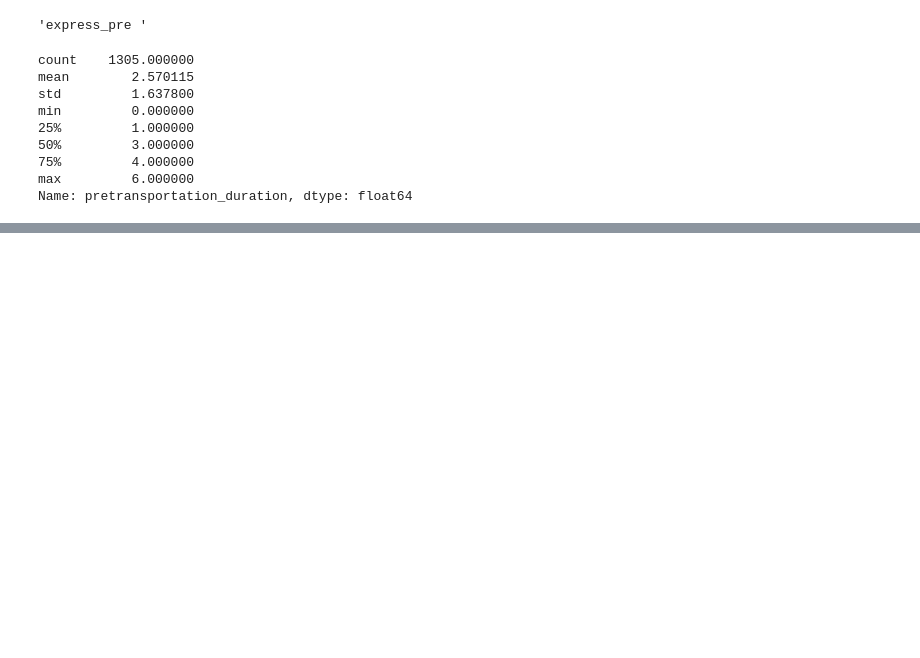
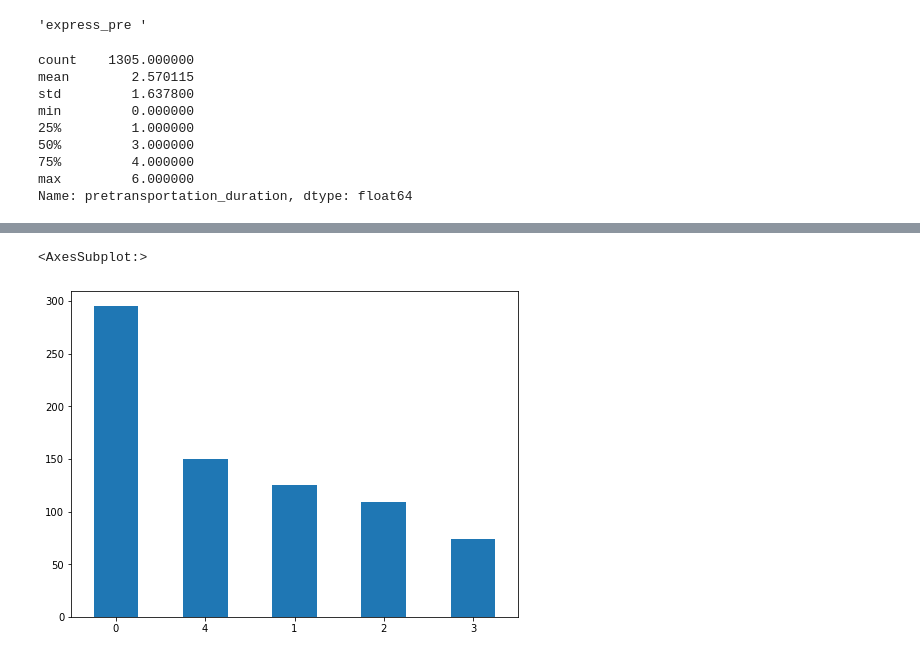
Before and after one commit to sergioserge/team4_eda_project, a Jupyter notebook: sl_eda1.ipynb, the cells around one changed output, grey strips where cells are left out. Cells and saved outputs as stored; diff of their text form; code cells hidden in the pictures; blank space fills up the shorter version.

```diff
--- a/sl_eda1.ipynb
+++ b/sl_eda1.ipynb
@@ -390,0 +443,22 @@ Name: pretransportation_duration, dtype: float64
+# %%
+# Warehouse Level
+
+# merging of df and df_intern
+df_intern_merged = pd.merge(df, df_intern, how='inner', on='order_id')
+df_intern_merged.duplicated(subset='order_id', keep='first')
+df_intern_merged.info()
+
+# calculating the duration between order and ready for shipment
+df_intern_merged['preprocessing_duration'] = df_intern_merged['ready_to_ship_date'] - df_intern_merged['order_date']
+df_intern_merged['preprocessing_duration'] = df_intern_merged['preprocessing_duration'].dt.days
+
+# Select only orders which would be ready to ship with both processing modes
+warehouse_kpi = df[df['weekday'].isin([0, 1, 2, 3])]
+display('warehouse_kpi', warehouse_kpi['pretransportation_duration'].describe())
+display('mode', warehouse_kpi['pretransportation_duration'].mode())
+# Average warehouse duration: mean --> 2
+# --> visualization (all process issues are relevant)
+
+
+# Visualization of the timeframe of intern data and total data
+# Compare
@@ -391,2 +536,11 @@ Name: pretransportation_duration, dtype: float64
+# %%
+# additional column of the ready to ship weekday, so we could reschedule the trucks
+# df_intern_merged['ready_to_ship_weekday'] = df_intern_merged['ready_to_ship_date'].apply(lambda x: x.days())
+df_intern_merged['ready_to_ship_weekday'] = df_intern_merged['ready_to_ship_date'].dt.dayofweek
+
+df_intern_merged['ready_to_ship_weekday'].value_counts().plot(kind='bar', rot=0, figsize=(8, 6));
+# %% [output]
+<AxesSubplot:>
+[figure, added]
 # %%
 # KPI:
```
Also changed, not shown: parts of 8 cells of this notebook.
